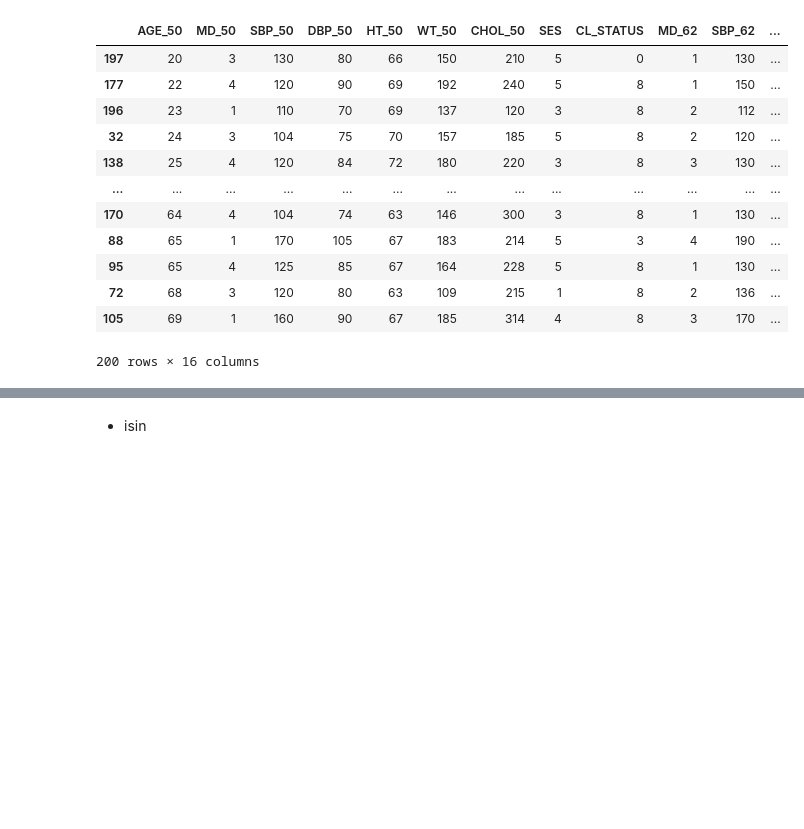
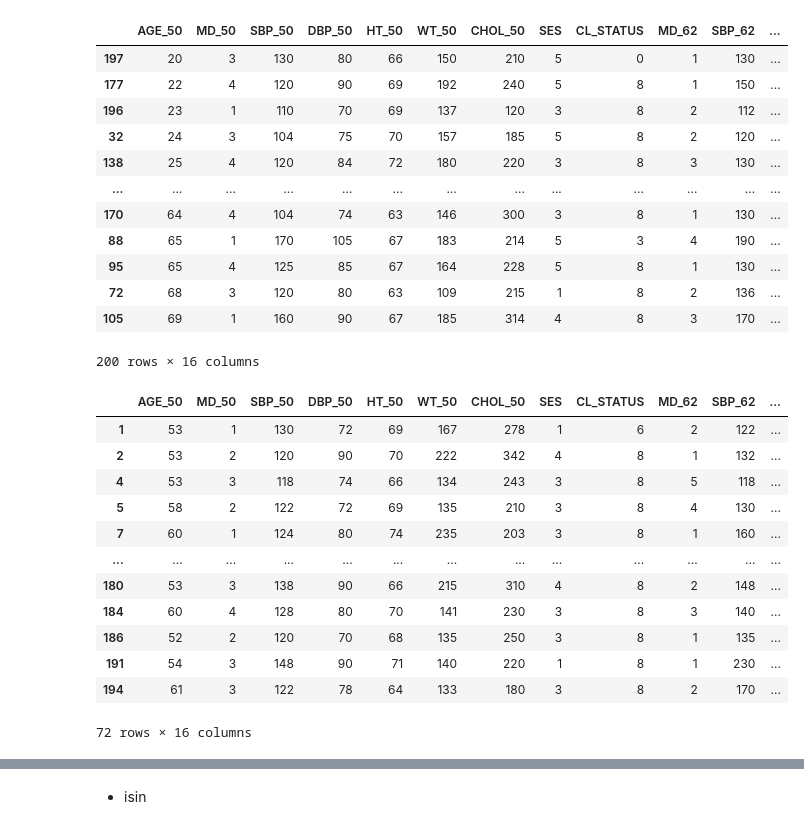
Before and after one commit to ibrahimediz/DataMiningFundamentals, a Jupyter notebook: Documents/01_Libraries/01_fundamentals.ipynb, the cells around one changed output, grey strips where cells are left out. Saved outputs shown, nothing was run; the diff lists cells and outputs as text; code cells hidden in the pictures; blank space fills up the shorter version.

```diff
--- a/Documents/01_Libraries/01_fundamentals.ipynb
+++ b/Documents/01_Libraries/01_fundamentals.ipynb
@@ -358,3 +356,19 @@ dfSart = df[(df["AGE_50"]>20)&(df["SBP_50"] == 120) ]
+# %%
+df[df["AGE_50"] > 50]
+# %% [output]
+|  | AGE_50 | MD_50 | SBP_50 | DBP_50 | HT_50 | WT_50 | CHOL_50 | SES | CL_STATUS | MD_62 | SBP_62 | ... |
+| 1 | 53 | 1 | 130 | 72 | 69 | 167 | 278 | 1 | 6 | 2 | 122 | ... |
+| 2 | 53 | 2 | 120 | 90 | 70 | 222 | 342 | 4 | 8 | 1 | 132 | ... |
+| 4 | 53 | 3 | 118 | 74 | 66 | 134 | 243 | 3 | 8 | 5 | 118 | ... |
+| 5 | 58 | 2 | 122 | 72 | 69 | 135 | 210 | 3 | 8 | 4 | 130 | ... |
+| 7 | 60 | 1 | 124 | 80 | 74 | 235 | 203 | 3 | 8 | 1 | 160 | ... |
+| ... | ... | ... | ... | ... | ... | ... | ... | ... | ... | ... | ... | ... |
+| 180 | 53 | 3 | 138 | 90 | 66 | 215 | 310 | 4 | 8 | 2 | 148 | ... |
+| 184 | 60 | 4 | 128 | 80 | 70 | 141 | 230 | 3 | 8 | 3 | 140 | ... |
+| 186 | 52 | 2 | 120 | 70 | 68 | 135 | 250 | 3 | 8 | 1 | 135 | ... |
+| 191 | 54 | 3 | 148 | 90 | 71 | 140 | 220 | 1 | 8 | 1 | 230 | ... |
+| 194 | 61 | 3 | 122 | 78 | 64 | 133 | 180 | 3 | 8 | 2 | 170 | ... |
+72 rows × 16 columns
 # %%
 dfSart.reset_index(drop=True,inplace=True)
 # %%
```
Also changed, not shown: parts of 4 cells of this notebook, 12 other files.
